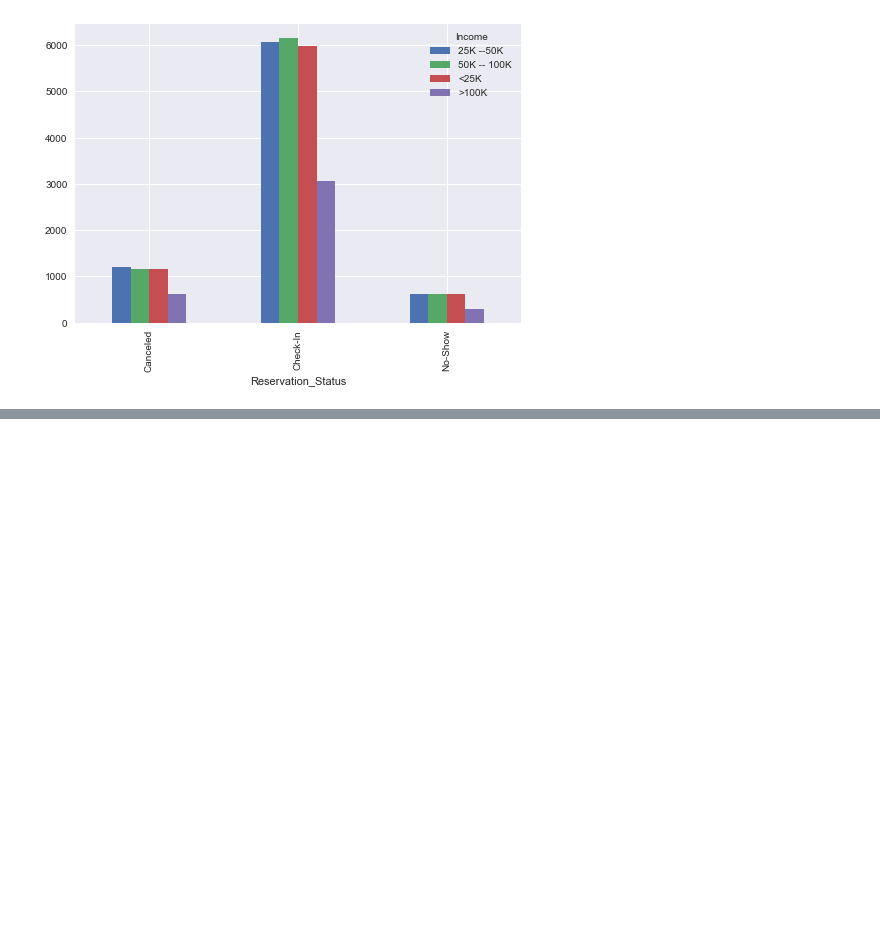
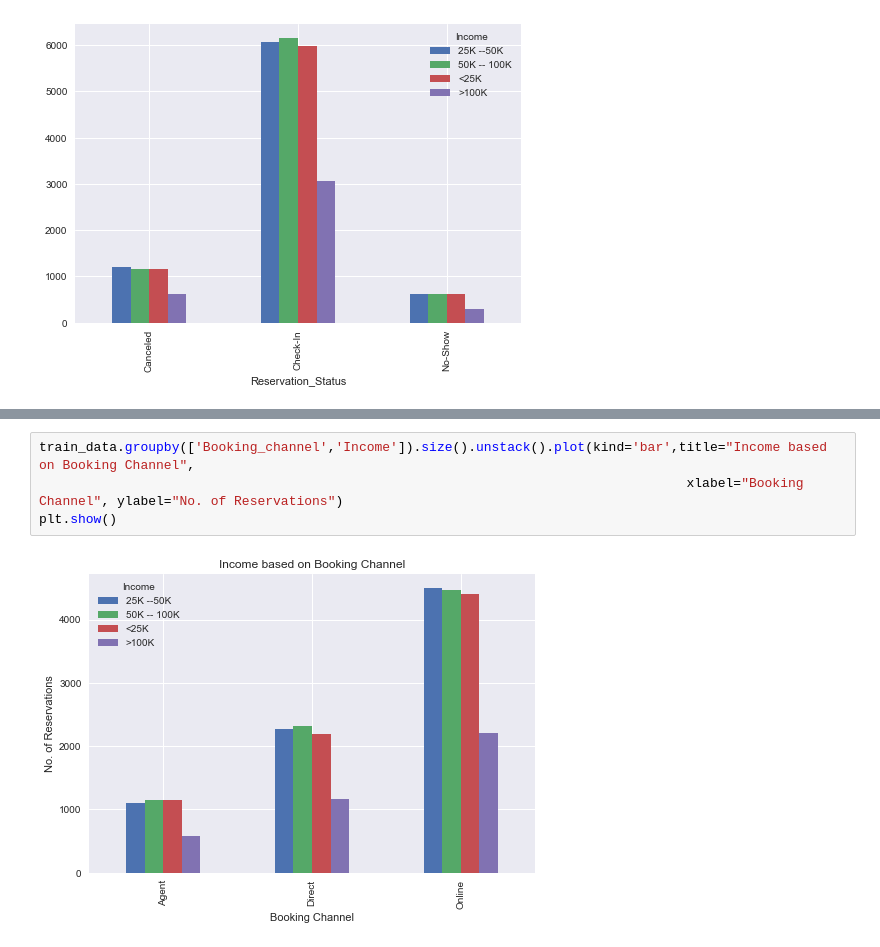
Before and after one commit to Vaseekaran-V/SC-DataStorm-2, a Jupyter notebook: Day_2/Visualization_N.ipynb, the cells around one changed output, grey strips where cells are left out. Drawn from its saved outputs; the diff is of its cells as text; blank space fills up the shorter version.

```diff
--- a/Day_2/Visualization_N.ipynb
+++ b/Day_2/Visualization_N.ipynb
@@ -174,0 +183,6 @@ plt.show()
+# %%
+train_data.groupby(['Booking_channel','Income']).size().unstack().plot(kind='bar',title="Income based on Booking Channel",
+                                                                                   xlabel="Booking Channel", ylabel="No. of Reservations")
+plt.show()
+# %% [output]
+[figure, added]
```
Also changed, not shown: parts of 26 cells of this notebook, 1 other file.
